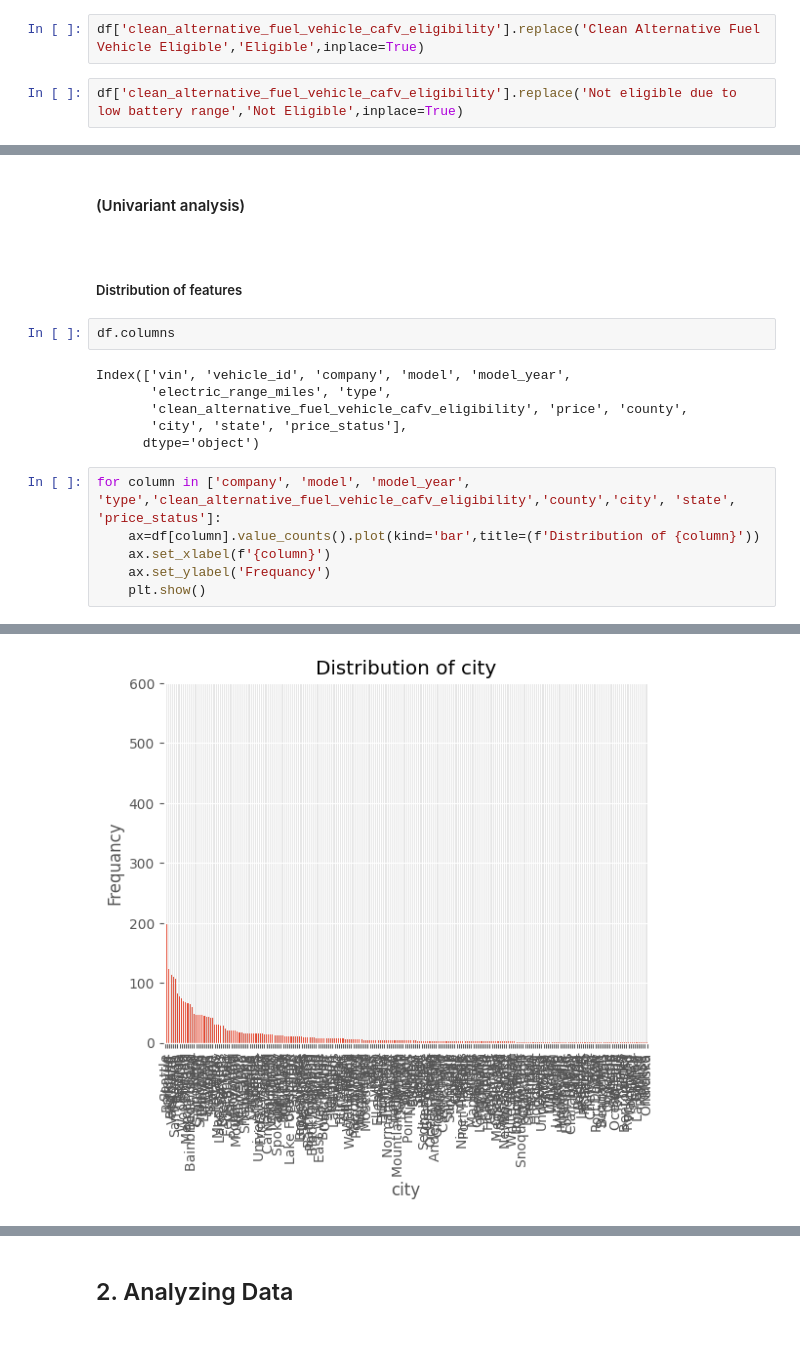
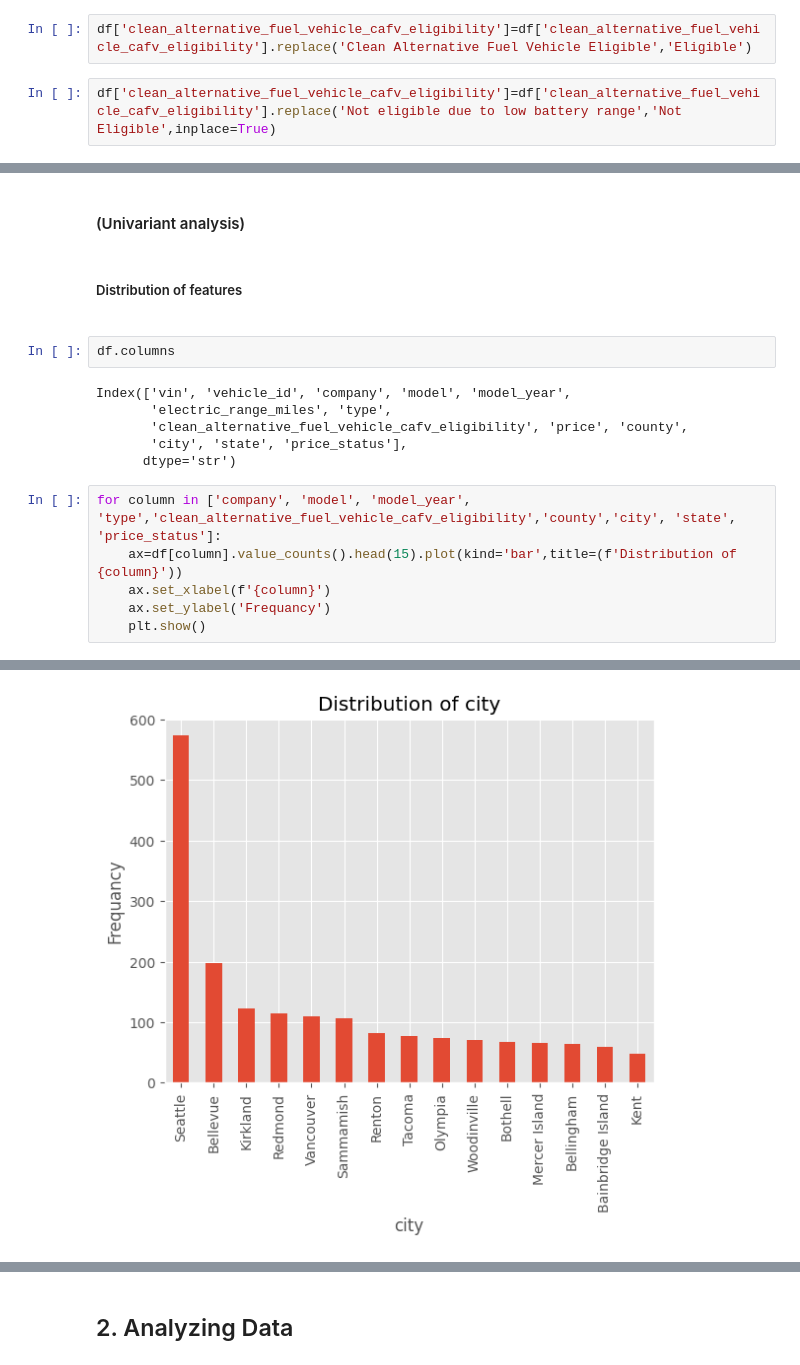
Before and after one commit to mohamedfouad00/Electric-cars-population-and-sales-project, a Jupyter notebook: python project.ipynb, the cells around one changed output, grey strips where cells are left out. Cells and saved outputs as stored; diff of their text form.

```diff
--- a/python project.ipynb
+++ b/python project.ipynb
@@ -375,4 +404,4 @@ array(['Clean Alternative Fuel Vehicle Eligible',
 # %%
-df['clean_alternative_fuel_vehicle_cafv_eligibility'].replace('Clean Alternative Fuel Vehicle Eligible','Eligible',inplace=True)
+df['clean_alternative_fuel_vehicle_cafv_eligibility']=df['clean_alternative_fuel_vehicle_cafv_eligibility'].replace('Clean Alternative Fuel Vehicle Eligible','Eligible')
 # %%
-df['clean_alternative_fuel_vehicle_cafv_eligibility'].replace('Not eligible due to low battery range','Not Eligible',inplace=True)
+df['clean_alternative_fuel_vehicle_cafv_eligibility']=df['clean_alternative_fuel_vehicle_cafv_eligibility'].replace('Not eligible due to low battery range','Not Eligible',inplace=True)
@@ -411,9 +426,9 @@ for index,row in df.iterrows():
 # %% [markdown]
 #### (Univariant analysis)
-# %% [markdown]
-<m>
 # %% [markdown]
 ##### Distribution of features
+# %% [markdown]
+<m>
 # %%
 df.columns
 # %% [output]
@@ -421,10 +436,10 @@ Index(['vin', 'vehicle_id', 'company', 'model', 'model_year',
        'electric_range_miles', 'type',
        'clean_alternative_fuel_vehicle_cafv_eligibility', 'price', 'county',
        'city', 'state', 'price_status'],
-      dtype='object')
+      dtype='str')
 # %%
 for column in ['company', 'model', 'model_year', 'type','clean_alternative_fuel_vehicle_cafv_eligibility','county','city', 'state', 'price_status']:
-    ax=df[column].value_counts().plot(kind='bar',title=(f'Distribution of {column}'))
+    ax=df[column].value_counts().head(15).plot(kind='bar',title=(f'Distribution of {column}'))
     ax.set_xlabel(f'{column}')
     ax.set_ylabel('Frequancy')
     plt.show()
@@ -438,4 +453,4 @@ for column in ['company', 'model', 'model_year', 'type','clean_alternative_fuel_
-[figure, old version]
+[figure, new version]
 [figure]
 [figure]
 # %%
```
Also changed, not shown: parts of 34 cells of this notebook.
